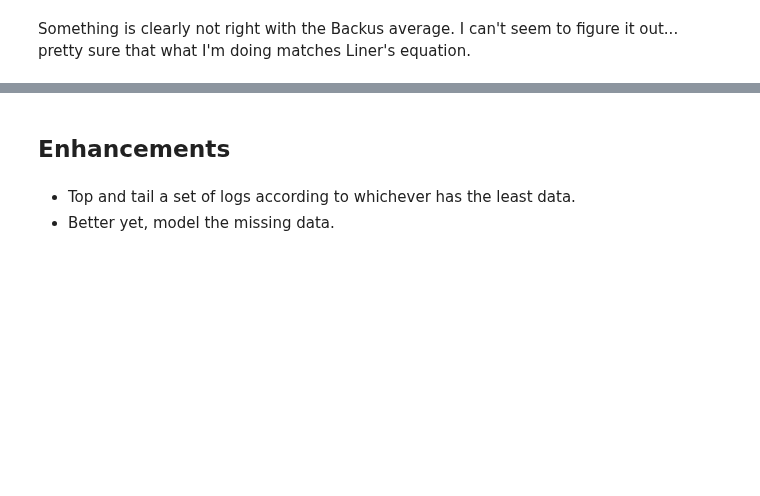
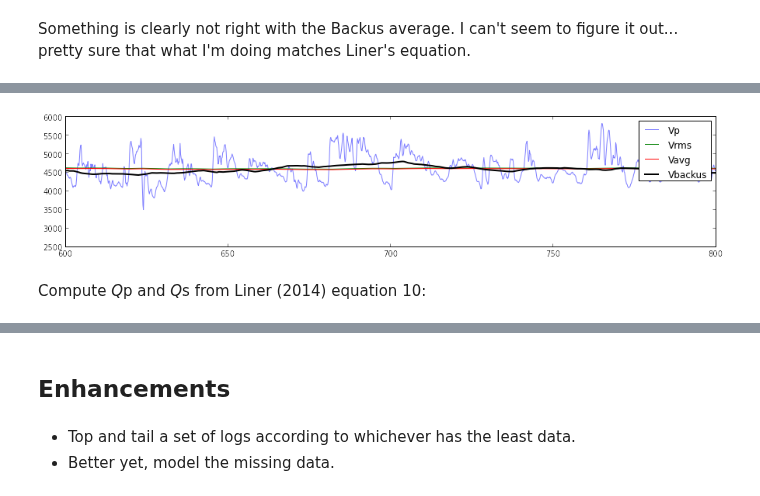
Before and after one commit to kwinkunks/notebooks, a Jupyter notebook: Backus.ipynb, the cells around one changed output, grey strips where cells are left out. Saved outputs shown, nothing was run; the diff lists cells and outputs as text; code cells hidden in the pictures; blank space fills up the shorter version.

```diff
--- a/Backus.ipynb
+++ b/Backus.ipynb
@@ -174,0 +320,13 @@ Something is clearly not right with the Backus average. I can't seem to figure i
+# %%
+plt.figure(figsize=[15,3])
+plt.plot(z_tnt, vp_tnt, alpha=0.5, label='Vp')
+plt.plot(z_tnt, rms, label='Vrms')
+plt.plot(z_tnt, avg, label='Vavg')
+plt.plot(z_tnt, vp0, 'k', lw=2, label='Vbackus')
+plt.xlim((600,800))
+plt.legend()
+plt.show()
+# %% [output]
+[figure, added]
+# %% [markdown]
+Compute *Q*p and *Q*s from Liner (2014) equation 10:
```
Also changed, not shown: parts of 41 cells of this notebook.
